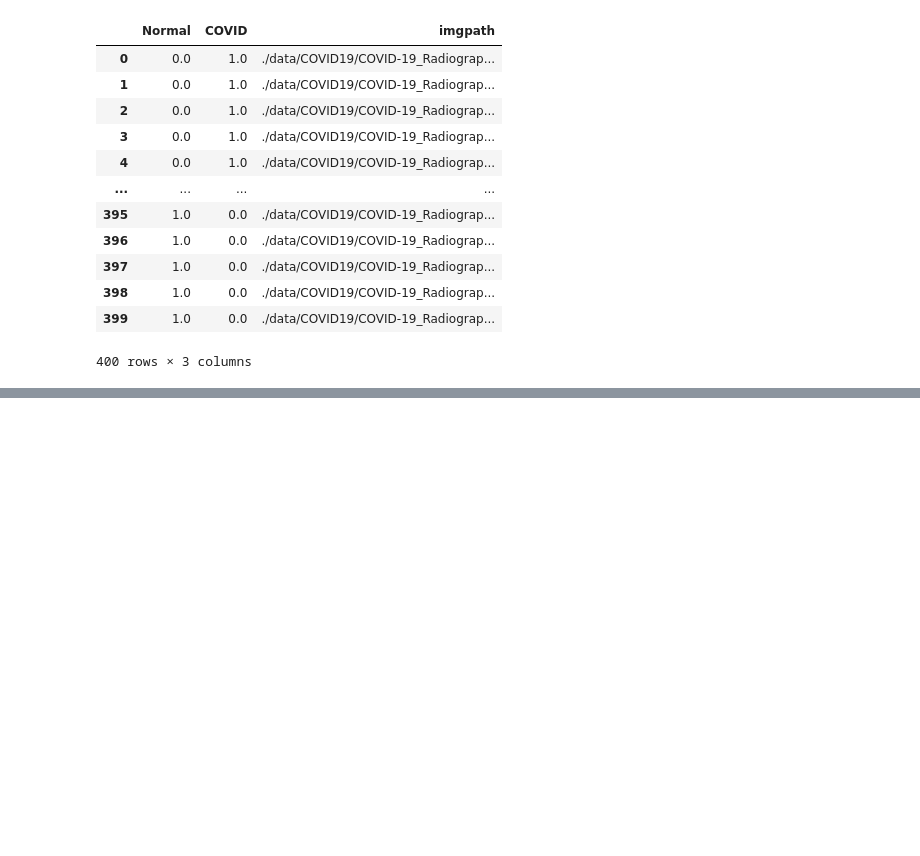
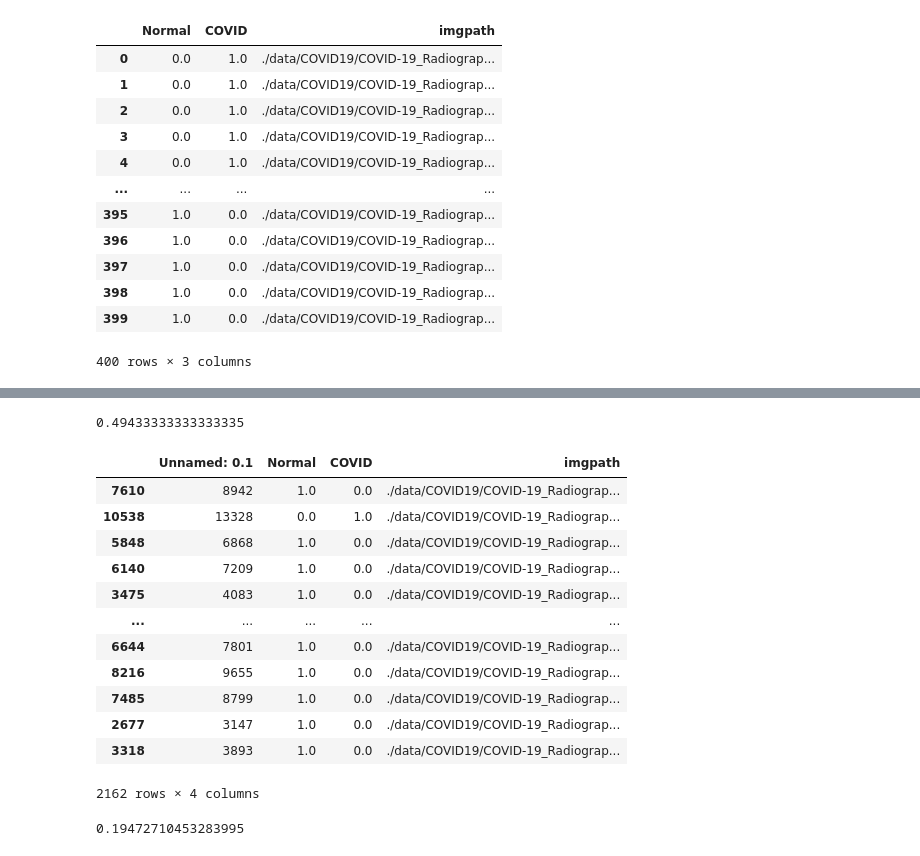
Before and after one commit to RyanWangZf/MedCLIP, a Jupyter notebook: playground.ipynb, the cells around one changed output, grey strips where cells are left out. Cells and saved outputs as stored; diff of their text form; code cells hidden in the pictures; blank space fills up the shorter version.

```diff
--- a/playground.ipynb
+++ b/playground.ipynb
@@ -297,0 +357,25 @@ covid_2x200_train_meta
+# %%
+df.COVID.sum()/df.shape[0]
+# %% [output]
+0.49433333333333335
+# %%
+df = pd.read_csv('./local_data/covid-0.2-train-meta.csv', index_col=0)
+df
+# %% [output]
+|  | Unnamed: 0.1 | Normal | COVID | imgpath |
+| 7610 | 8942 | 1.0 | 0.0 | ./data/COVID19/COVID-19_Radiograp... |
+| 10538 | 13328 | 0.0 | 1.0 | ./data/COVID19/COVID-19_Radiograp... |
+| 5848 | 6868 | 1.0 | 0.0 | ./data/COVID19/COVID-19_Radiograp... |
+| 6140 | 7209 | 1.0 | 0.0 | ./data/COVID19/COVID-19_Radiograp... |
+| 3475 | 4083 | 1.0 | 0.0 | ./data/COVID19/COVID-19_Radiograp... |
+| ... | ... | ... | ... | ... |
+| 6644 | 7801 | 1.0 | 0.0 | ./data/COVID19/COVID-19_Radiograp... |
+| 8216 | 9655 | 1.0 | 0.0 | ./data/COVID19/COVID-19_Radiograp... |
+| 7485 | 8799 | 1.0 | 0.0 | ./data/COVID19/COVID-19_Radiograp... |
+| 2677 | 3147 | 1.0 | 0.0 | ./data/COVID19/COVID-19_Radiograp... |
+| 3318 | 3893 | 1.0 | 0.0 | ./data/COVID19/COVID-19_Radiograp... |
+2162 rows × 4 columns
+# %%
+df.COVID.sum()/df.shape[0]
+# %% [output]
+0.19472710453283995
```
Also changed, not shown: parts of 5 cells of this notebook.
